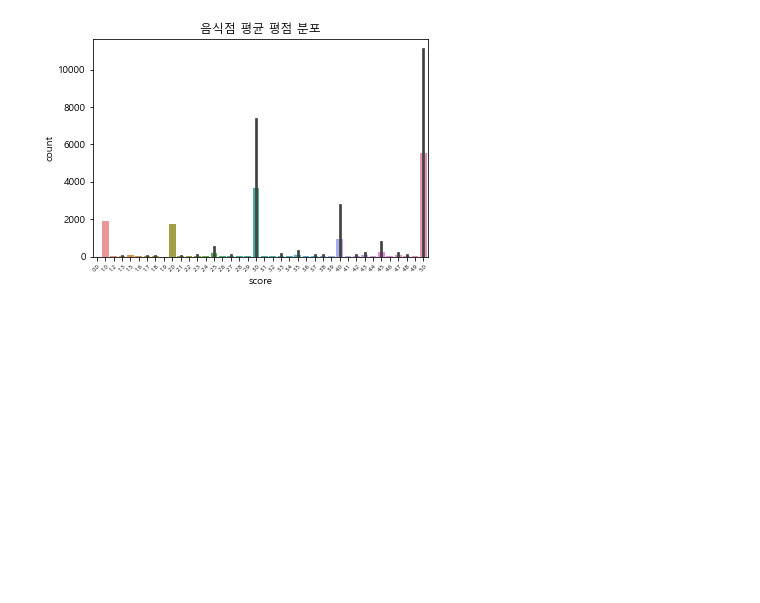
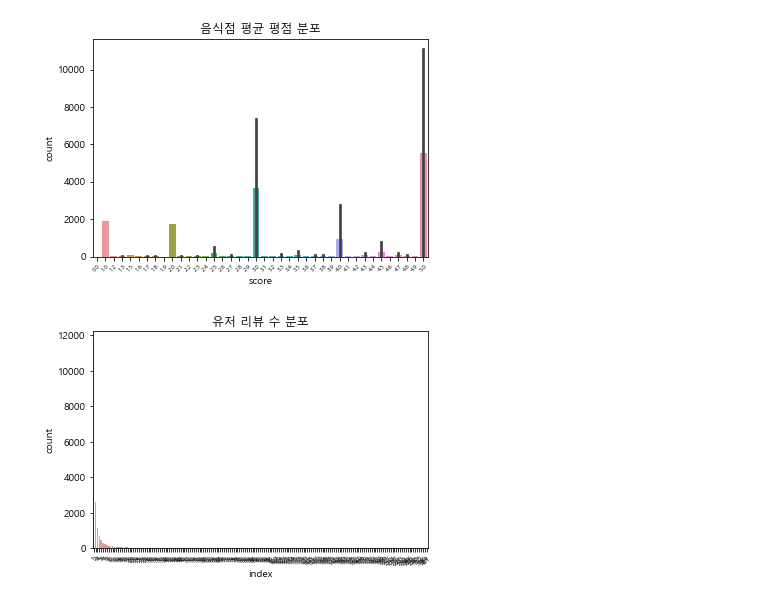
Before and after one commit to jongik96/fishingWebApplication, a Jupyter notebook: sub1/visualize.ipynb, the cells around one changed output. Cells and saved outputs as stored; diff of their text form; code cells hidden in the pictures; blank space fills up the shorter version.

```diff
--- a/sub1/visualize.ipynb
+++ b/sub1/visualize.ipynb
@@ -121,3 +122,25 @@ plt.title("음식점 평균 평점 분포")
 plt.show()
 # %% [output]
 [figure]
+# %%
+"""
+Req. 1-3-3 전체 유저의 리뷰 개수 분포를 그래프로 나타냅니다.
+"""
+user_reviews=dataframes['reviews']
+
+# user로 그룹화
+scores_group = user_reviews.groupby("user")
+scores_group=scores_group.count()["score"].value_counts()
+
+# 데이터프레임으로 만들기
+df = pd.DataFrame(scores_group)
+df['index']=df.index
+df.columns = ['count', 'index']
+
+# 그래프로 나타냅니다
+chart = sns.barplot(x="index", y="count", data=df)
+chart.set_xticklabels(chart.get_xticklabels(), rotation=45)
+plt.title("유저 리뷰 수 분포")
+plt.show()
+# %% [output]
+[figure, added]
```
Also changed, not shown: parts of 4 cells of this notebook.
